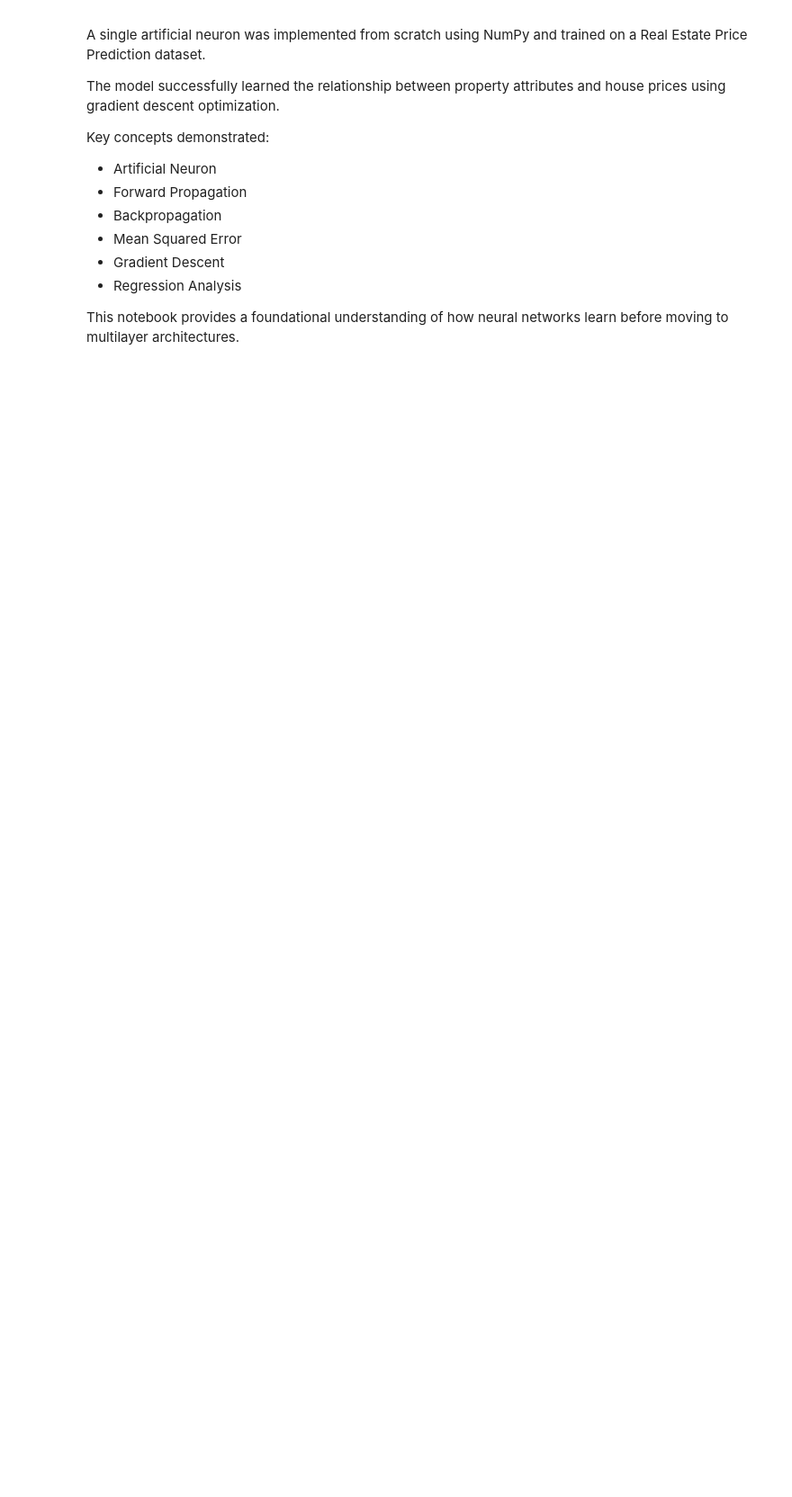
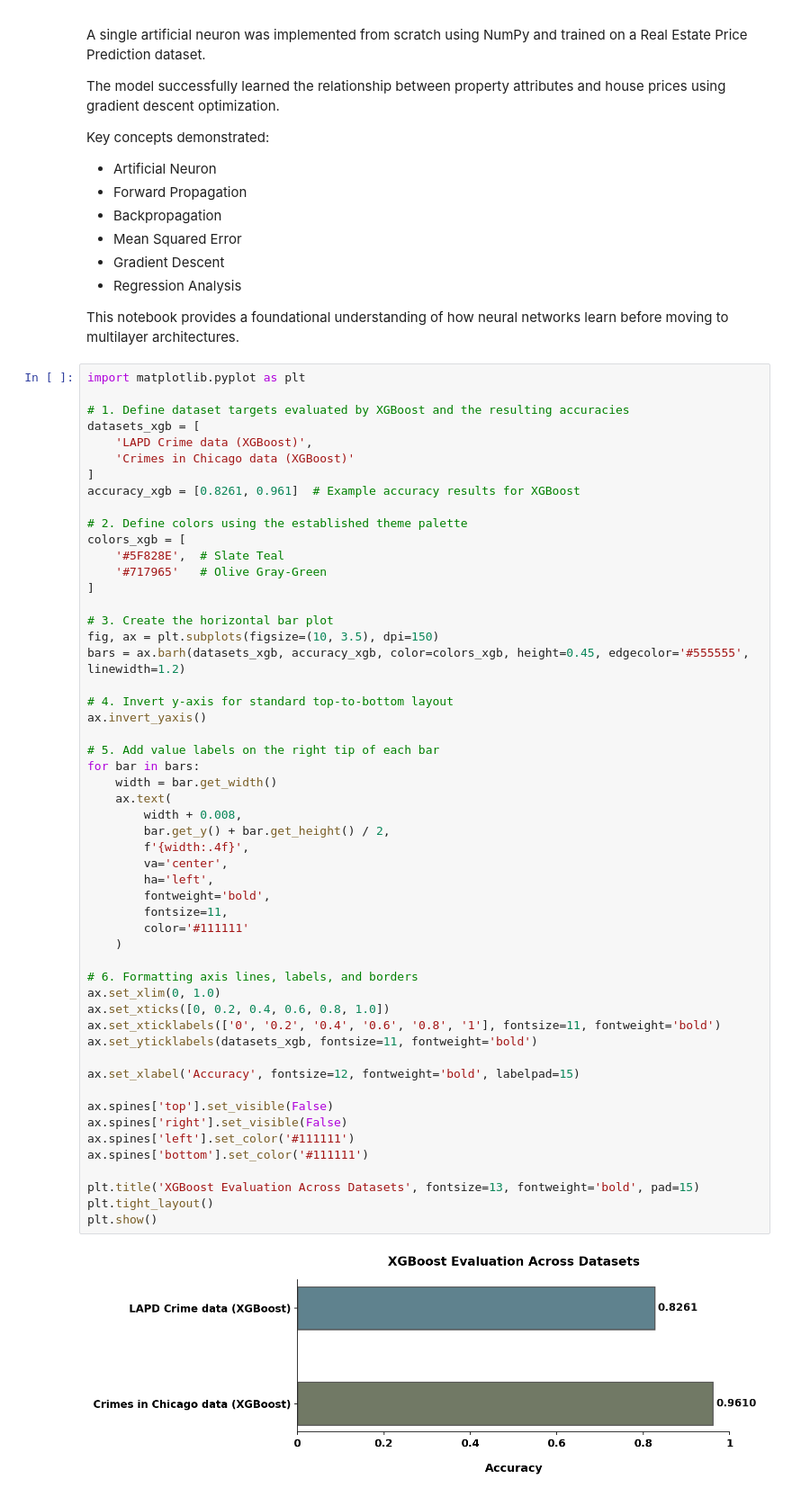
Before and after one commit to ShahriarSajib/Deep-Larning, a Jupyter notebook: Artificial_Neuront.ipynb, the cells around one changed output. Shown at 90% size. Saved outputs shown, nothing was run; the diff lists cells and outputs as text; blank space fills up the shorter version.

```diff
--- a/Artificial_Neuront.ipynb
+++ b/Artificial_Neuront.ipynb
@@ -357,3 +357,58 @@ Key concepts demonstrated:
 - Regression Analysis
 
 This notebook provides a foundational understanding of how neural networks learn before moving to multilayer architectures.
+# %%
+import matplotlib.pyplot as plt
+
+# 1. Define dataset targets evaluated by XGBoost and the resulting accuracies
+datasets_xgb = [
+    'LAPD Crime data (XGBoost)',
+    'Crimes in Chicago data (XGBoost)'
+]
+accuracy_xgb = [0.8261, 0.961]  # Example accuracy results for XGBoost
+
+# 2. Define colors using the established theme palette
+colors_xgb = [
+    '#5F828E',  # Slate Teal
+    '#717965'   # Olive Gray-Green
+]
+
+# 3. Create the horizontal bar plot
+fig, ax = plt.subplots(figsize=(10, 3.5), dpi=150)
+bars = ax.barh(datasets_xgb, accuracy_xgb, color=colors_xgb, height=0.45, edgecolor='#555555', linewidth=1.2)
+
+# 4. Invert y-axis for standard top-to-bottom layout
+ax.invert_yaxis()
+
+# 5. Add value labels on the right tip of each bar
+for bar in bars:
+    width = bar.get_width()
+    ax.text(
+        width + 0.008,
+        bar.get_y() + bar.get_height() / 2,
+        f'{width:.4f}',
+        va='center',
+        ha='left',
+        fontweight='bold',
+        fontsize=11,
+        color='#111111'
+    )
+
+# 6. Formatting axis lines, labels, and borders
+ax.set_xlim(0, 1.0)
+ax.set_xticks([0, 0.2, 0.4, 0.6, 0.8, 1.0])
+ax.set_xticklabels(['0', '0.2', '0.4', '0.6', '0.8', '1'], fontsize=11, fontweight='bold')
+ax.set_yticklabels(datasets_xgb, fontsize=11, fontweight='bold')
+
+ax.set_xlabel('Accuracy', fontsize=12, fontweight='bold', labelpad=15)
+
+ax.spines['top'].set_visible(False)
+ax.spines['right'].set_visible(False)
+ax.spines['left'].set_color('#111111')
+ax.spines['bottom'].set_color('#111111')
+
+plt.title('XGBoost Evaluation Across Datasets', fontsize=13, fontweight='bold', pad=15)
+plt.tight_layout()
+plt.show()
+# %% [output]
+[figure, added]
```
Also changed, not shown: parts of 1 cell of this notebook, 1 other file.
